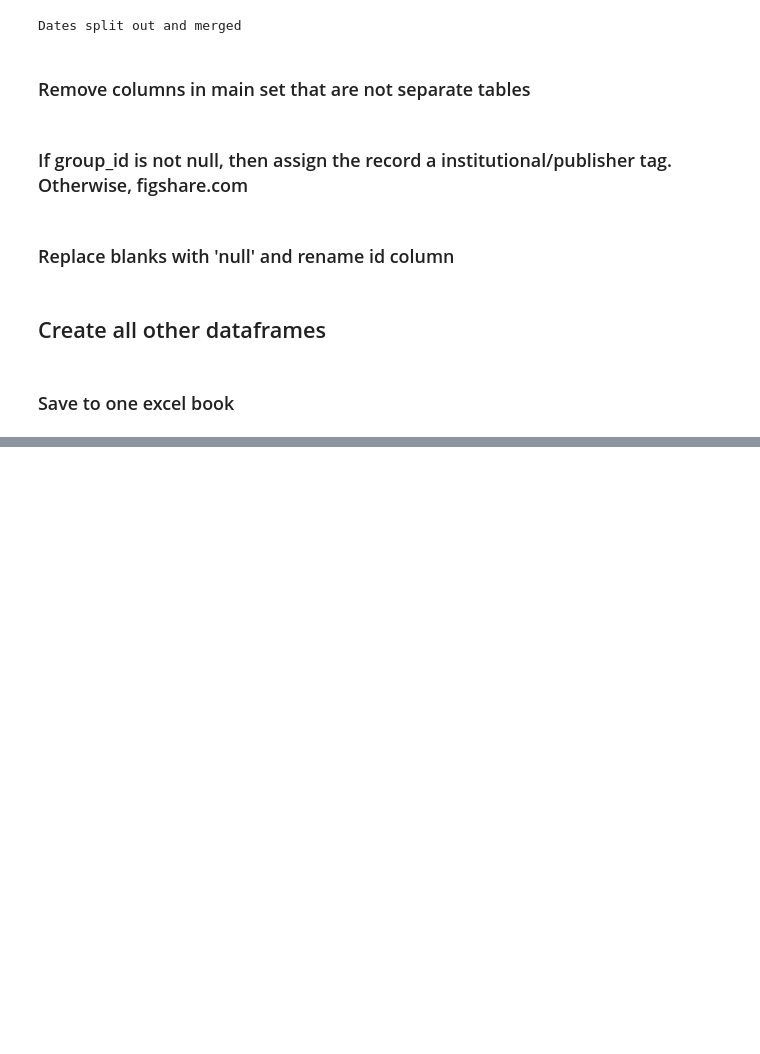
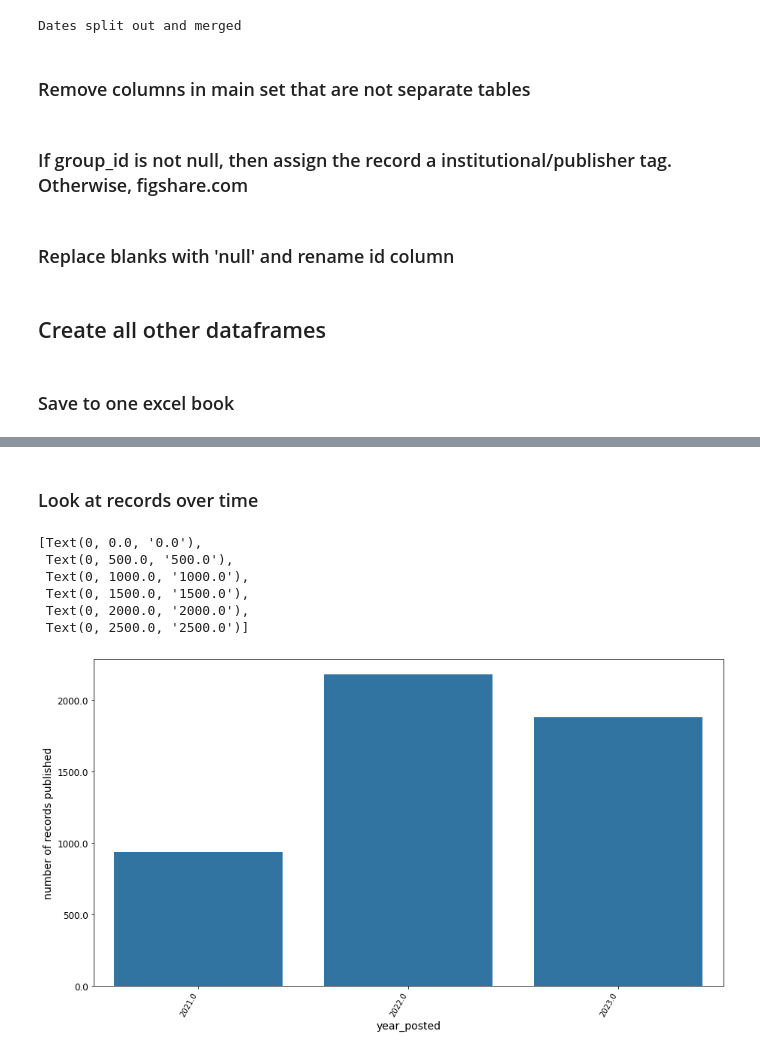
Before and after one commit to amckennafoster/figshare-api-scripts, a Jupyter notebook: research-related-scripts/software-records/SOFTWARE-PRACTICES.ipynb, the cells around one changed output, grey strips where cells are left out. Cells and saved outputs as stored; diff of their text form; code cells hidden in the pictures; blank space fills up the shorter version.

```diff
--- a/research-related-scripts/software-records/SOFTWARE-PRACTICES.ipynb
+++ b/research-related-scripts/software-records/SOFTWARE-PRACTICES.ipynb
@@ -377,0 +237,8 @@ Name: defined_type_name, dtype: int64
+# %%
+#Open a file if needed
+df = pd.read_csv('main.csv',encoding='utf8')
+authorsdf = pd.read_csv('authors.csv',encoding='utf8')
+fundersdf = pd.read_csv('funding.csv',encoding='utf8')
+categoriesdf = pd.read_csv('categories.csv',encoding='utf8')
+tagsdf = pd.read_csv('tags.csv',encoding='utf8')
+filesdf = pd.read_csv('files.csv',encoding='utf8')
@@ -377,0 +311,34 @@ Name: defined_type_name, dtype: int64
+# %% [markdown]
+### Look at records over time
+# %%
+#Use the posted date because the firstOnline date may not align with the actual Figshare record.
+#The posted date as this is the date posted on Figshare.
+
+#Add year and month posted columns
+df['year_posted'] = pd.DatetimeIndex(df['posted']).year
+df['month_posted'] = pd.DatetimeIndex(df['posted']).month
+
+#Another way to do it...Split the year out and add it as a column
+#year = df_full["firstOnline"].str.split("-", n = 1, expand = True)
+#df_full['year'] = year[0]
+
+#Group by year
+datechart = df.groupby(['year_posted']).count().reset_index()
+
+#Chart it all out
+#sns.color_palette("husl", 8)
+plt.rcParams["figure.figsize"] = (15,8)
+ax = sns.barplot(data=datechart, x="year_posted", y="item_id", palette=["C0"])
+#ax.set(xlabel='year', ylabel='number of records published')
+ax.set_ylabel("number of records published", fontsize = 14)
+ax.set_xlabel("year_posted", fontsize = 14)
+ax.set_xticklabels(datechart['year_posted'], fontsize = 10, rotation=60, ha="right")
+ax.set_yticklabels(ax.get_yticks(), fontsize = 12)
+# %% [output]
+[Text(0, 0.0, '0.0'),
+ Text(0, 500.0, '500.0'),
+ Text(0, 1000.0, '1000.0'),
+ Text(0, 1500.0, '1500.0'),
+ Text(0, 2000.0, '2000.0'),
+ Text(0, 2500.0, '2500.0')]
+[figure, added]
```
Also changed, not shown: parts of 73 cells of this notebook, 6 other files.
